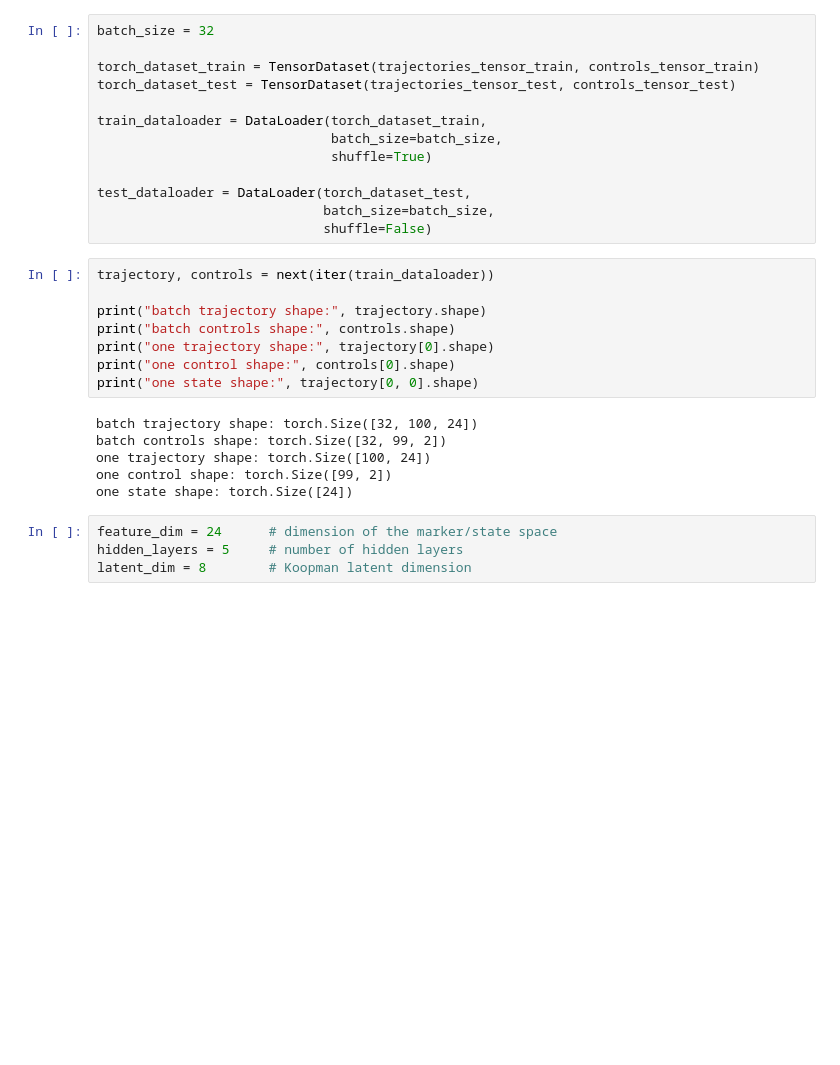
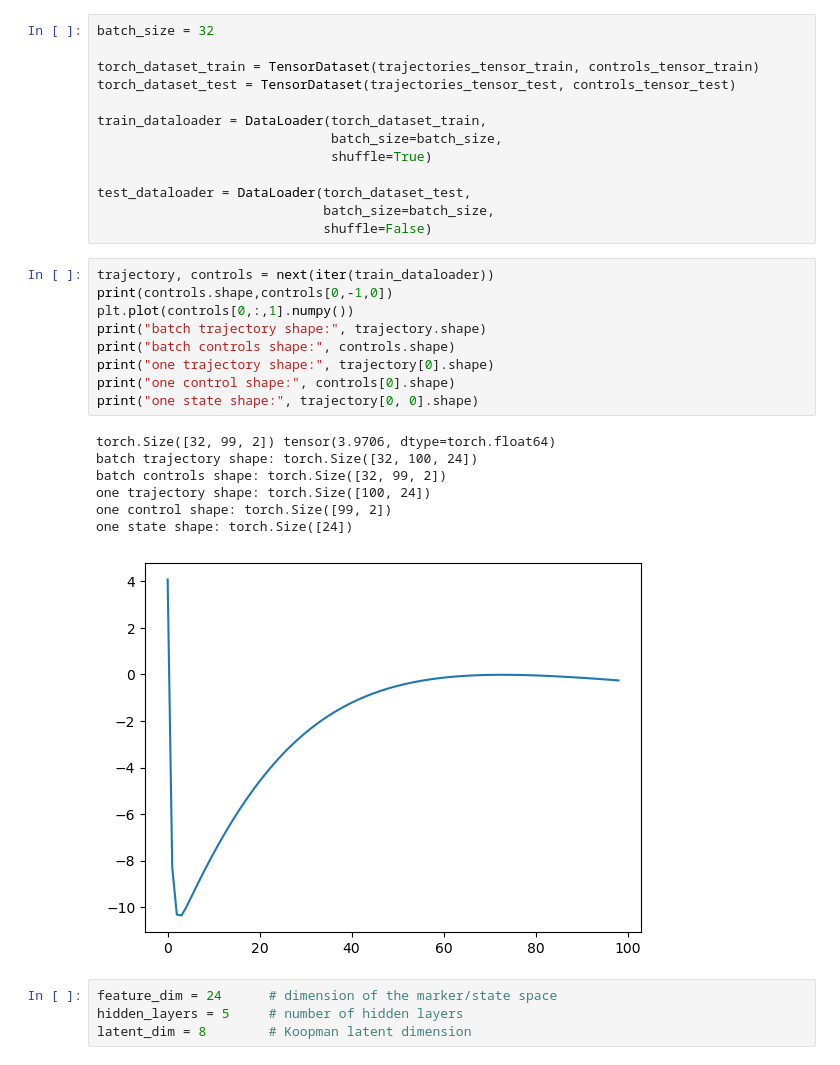
Before and after one commit to kiranThyagarajan/master-thesis, a Jupyter notebook: src/koopman-markers.ipynb, the cells around one changed output. Drawn from its saved outputs; the diff is of its cells as text; blank space fills up the shorter version.

```diff
--- a/src/koopman-markers.ipynb
+++ b/src/koopman-markers.ipynb
@@ -32,18 +52,21 @@ test_dataloader = DataLoader(torch_dataset_test,
                              shuffle=False)
 # %%
 trajectory, controls = next(iter(train_dataloader))
-
+print(controls.shape,controls[0,-1,0])
+plt.plot(controls[0,:,1].numpy())
 print("batch trajectory shape:", trajectory.shape)
 print("batch controls shape:", controls.shape)
 print("one trajectory shape:", trajectory[0].shape)
 print("one control shape:", controls[0].shape)
 print("one state shape:", trajectory[0, 0].shape)
 # %% [output]
+torch.Size([32, 99, 2]) tensor(3.9706, dtype=torch.float64)
 batch trajectory shape: torch.Size([32, 100, 24])
 batch controls shape: torch.Size([32, 99, 2])
 one trajectory shape: torch.Size([100, 24])
 one control shape: torch.Size([99, 2])
 one state shape: torch.Size([24])
+[figure, added]
 # %%
 feature_dim = 24      # dimension of the marker/state space
 hidden_layers = 5     # number of hidden layers
```
Also changed, not shown: parts of 13 cells of this notebook, 3 other files.
